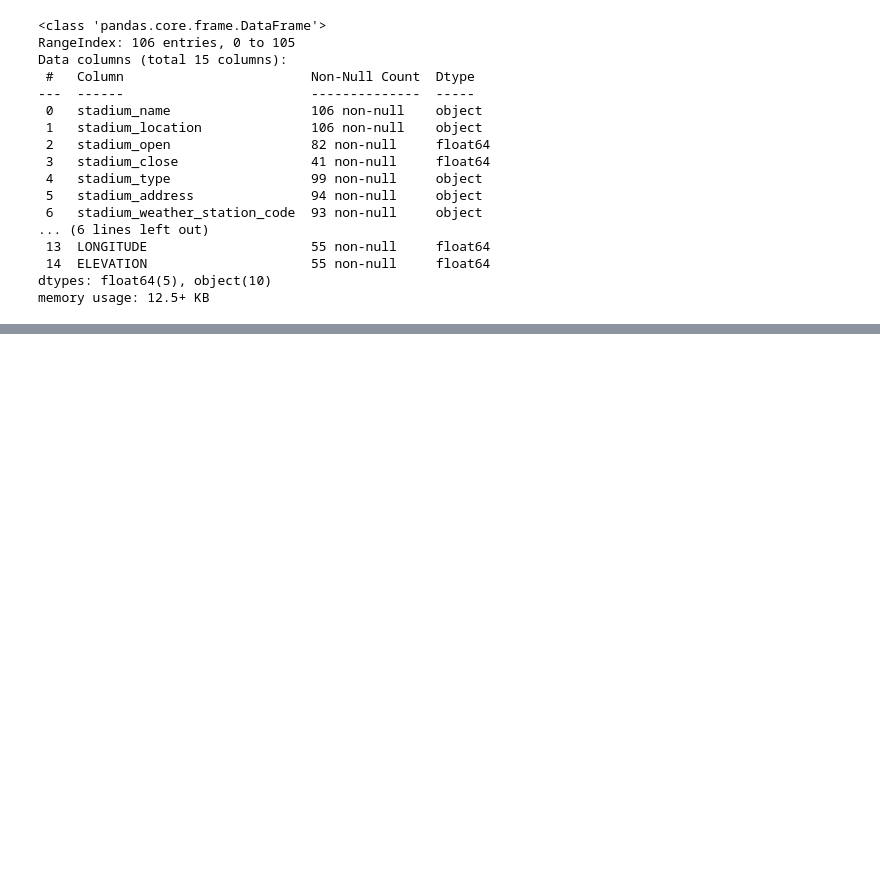
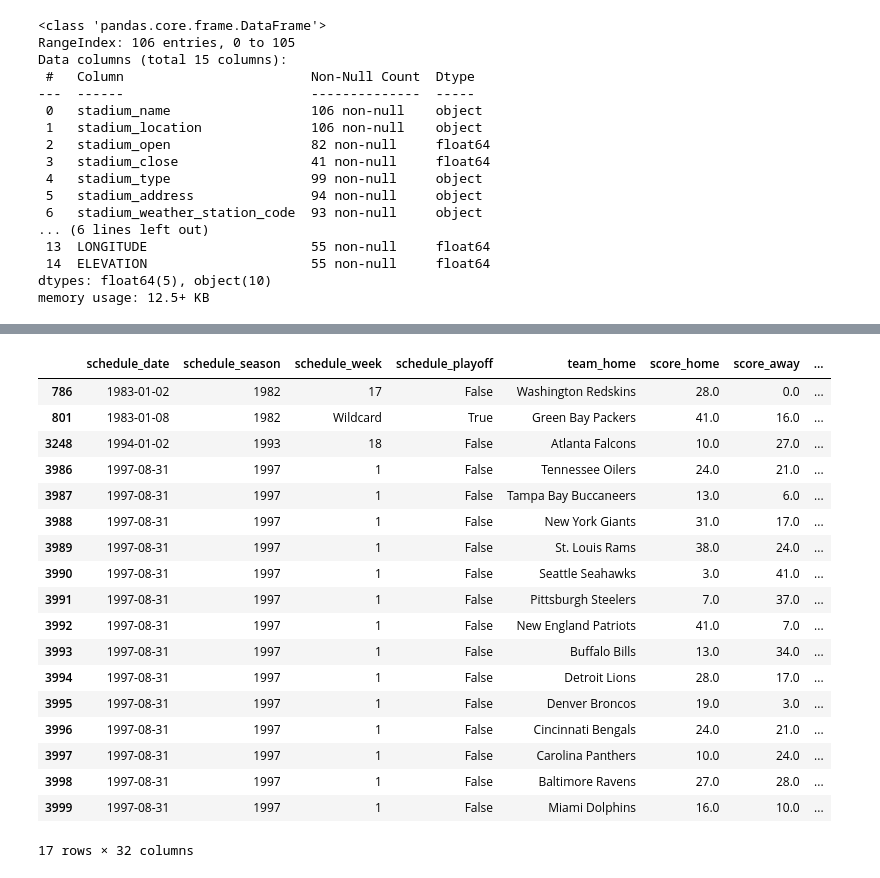
Before and after one commit to CooperWThompson/NFL-Gambling-Project, a Jupyter notebook: Cooper/Untitled.ipynb, the cells around one changed output, grey strips where cells are left out. Cells and saved outputs as stored; diff of their text form; code cells hidden in the pictures; blank space fills up the shorter version.

```diff
--- a/Cooper/Untitled.ipynb
+++ b/Cooper/Untitled.ipynb
@@ -607,0 +2216,2 @@ test
+# %%
+df_y['game_humidity'] = np.where(df_y['weather_humidity_x'].isna(), df_y['weather_humidity_y'], df_y['weather_humidity_x'])
@@ -607,0 +2234,2 @@ test
+# %%
+df_y.loc[df_y['game_humidity'].isna(),'game_humidity'] = df_y['game_humidity'].mean()
@@ -607,0 +2260,3 @@ test
+# %%
+hum_df = hum_df.rename(columns = {'team_home':'team_away', 'weather_humidity':'away_humidity'})
+hum_df
@@ -607,0 +2277,3 @@ test
+# %%
+df_h = pd.merge(df_y,hum_df,how = "left", on = ['team_away', 'mm'])
+df_h
@@ -607,0 +2314,22 @@ test
+# %%
+df_h.loc[df_h['away_humidity'].isna()]
+# %% [output]
+|  | schedule_date | schedule_season | schedule_week | schedule_playoff | team_home | score_home | score_away | ... |
+| 786 | 1983-01-02 | 1982 | 17 | False | Washington Redskins | 28.0 | 0.0 | ... |
+| 801 | 1983-01-08 | 1982 | Wildcard | True | Green Bay Packers | 41.0 | 16.0 | ... |
+| 3248 | 1994-01-02 | 1993 | 18 | False | Atlanta Falcons | 10.0 | 27.0 | ... |
+| 3986 | 1997-08-31 | 1997 | 1 | False | Tennessee Oilers | 24.0 | 21.0 | ... |
+| 3987 | 1997-08-31 | 1997 | 1 | False | Tampa Bay Buccaneers | 13.0 | 6.0 | ... |
+| 3988 | 1997-08-31 | 1997 | 1 | False | New York Giants | 31.0 | 17.0 | ... |
+| 3989 | 1997-08-31 | 1997 | 1 | False | St. Louis Rams | 38.0 | 24.0 | ... |
+| 3990 | 1997-08-31 | 1997 | 1 | False | Seattle Seahawks | 3.0 | 41.0 | ... |
+| 3991 | 1997-08-31 | 1997 | 1 | False | Pittsburgh Steelers | 7.0 | 37.0 | ... |
+| 3992 | 1997-08-31 | 1997 | 1 | False | New England Patriots | 41.0 | 7.0 | ... |
+| 3993 | 1997-08-31 | 1997 | 1 | False | Buffalo Bills | 13.0 | 34.0 | ... |
+| 3994 | 1997-08-31 | 1997 | 1 | False | Detroit Lions | 28.0 | 17.0 | ... |
+| 3995 | 1997-08-31 | 1997 | 1 | False | Denver Broncos | 19.0 | 3.0 | ... |
+| 3996 | 1997-08-31 | 1997 | 1 | False | Cincinnati Bengals | 24.0 | 21.0 | ... |
+| 3997 | 1997-08-31 | 1997 | 1 | False | Carolina Panthers | 10.0 | 24.0 | ... |
+| 3998 | 1997-08-31 | 1997 | 1 | False | Baltimore Ravens | 27.0 | 28.0 | ... |
+| 3999 | 1997-08-31 | 1997 | 1 | False | Miami Dolphins | 16.0 | 10.0 | ... |
+17 rows × 32 columns
```
Also changed, not shown: parts of 162 cells of this notebook.
